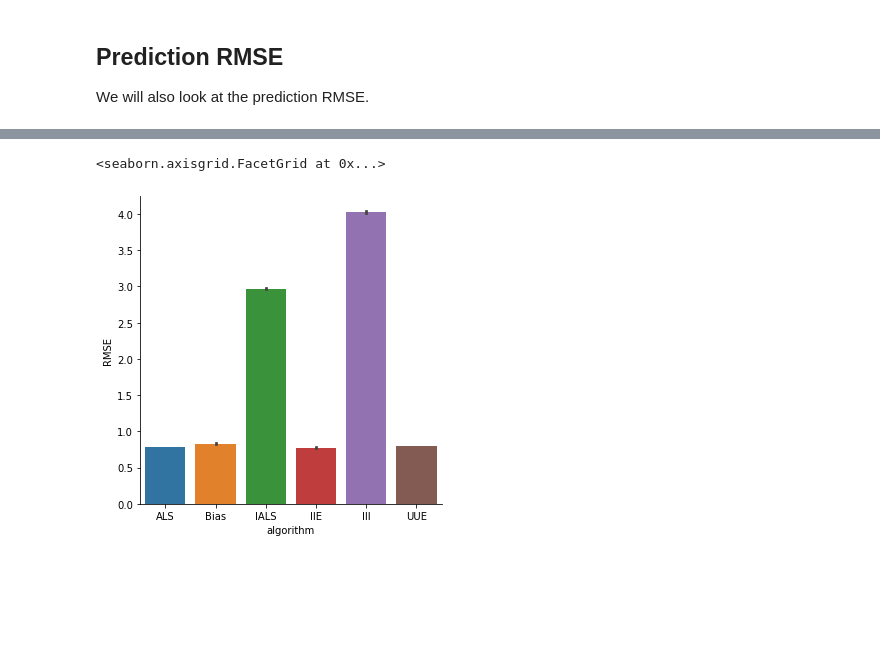
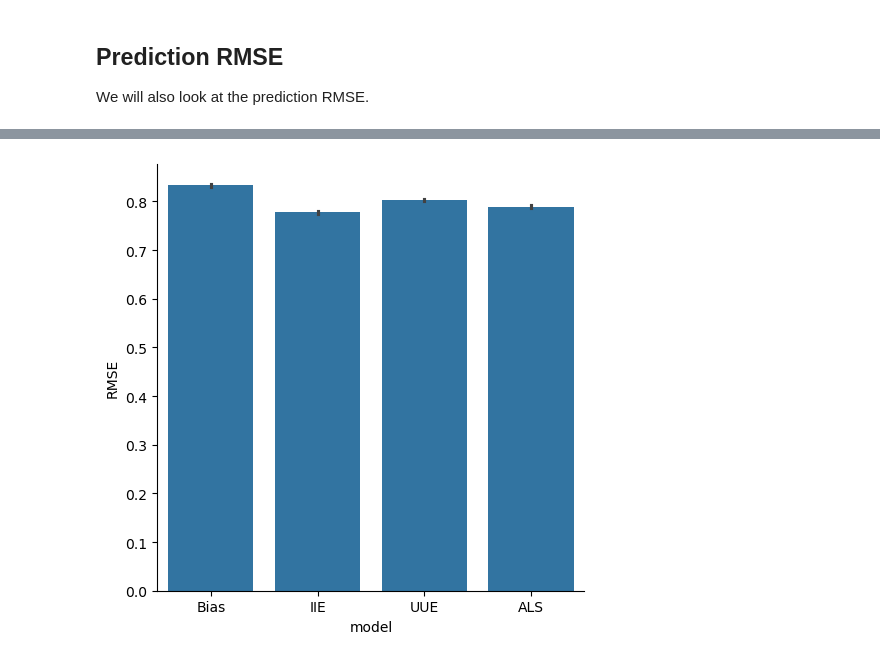
Before and after one commit to lenskit/lk-demo-experiment, a Jupyter notebook: eval-report.ml10m.ipynb, the cells around one changed output, grey strips where cells are left out. Cells and saved outputs as stored; diff of their text form; code cells hidden in the pictures; blank space fills up the shorter version.

```diff
--- a/eval-report.ml10m.ipynb
+++ b/eval-report.ml10m.ipynb
@@ -80,11 +53,7 @@ Categories (7, object): ['ALS', 'Bias', 'IALS', 'IIE', 'III', 'Pop', 'UUE']
 # %%
-preds = []
+preds = ItemListCollection(['model', 'user_id'], index=False)
 for fld in dirs:
     for file in fld.glob("pred-*"):
-        pred = pd.read_csv(file, sep=',')
-        pred["algorithm"] = fld.name.split("-")[1]
-        preds.append(pred)
-
-preds = pd.concat(preds, ignore_index=True)
-preds = preds.astype({'algorithm': 'category'})
-preds.info()
+        pred = pd.read_parquet(file)
+        pred = ItemListCollection.from_df(pred, UserIDKey)
+        preds.add_from(pred, model=fld.name.split("-")[1])
@@ -107,10 +62,3 @@ We need to load the test data so that we have the ground truths for computing ac
 # %%
 split_root = Path("data-split")
 split_dir = split_root / dataset
-# %%
-test = []
-for file in split_dir.glob("test-*.csv.gz"):
-    test.append(pd.read_csv(file, sep=',', index_col='index').assign(part=file.stem.replace('.csv', '')))
-
-test = pd.concat(test)
-test.head()
@@ -291,0 +65,5 @@ am_wilcox('recip_rank').sort_values('diff', ascending=False)
+# %%
+test = ItemListCollection(UserIDKey)
+for file in split_dir.glob("test-*.parquet"):
+    df = pd.read_parquet(file)
+    test.add_from(ItemListCollection.from_df(df, UserIDKey))
@@ -298,0 +116,7 @@ user_rmse = user_rmse.reset_index(name='RMSE')
+# %%
+pa = RunAnalysis()
+
+pa.add_metric(RMSE(missing_scores='ignore', missing_truth='ignore'))
+
+pred_results = pa.compute(preds, test)
+pred_results.list_summary('model')
@@ -299,5 +130,5 @@ user_rmse = user_rmse.reset_index(name='RMSE')
 # %%
-sns.catplot(x='algorithm', y='RMSE', data=user_rmse, kind='bar')
+sns.catplot(pred_results.list_metrics().reset_index(), x='model', y='RMSE', kind='bar')
+plt.show()
 # %% [output]
-<seaborn.axisgrid.FacetGrid at 0x...>
-[figure, old version]
+[figure, new version]
```
Also changed, not shown: parts of 49 cells of this notebook, 8 other files.
